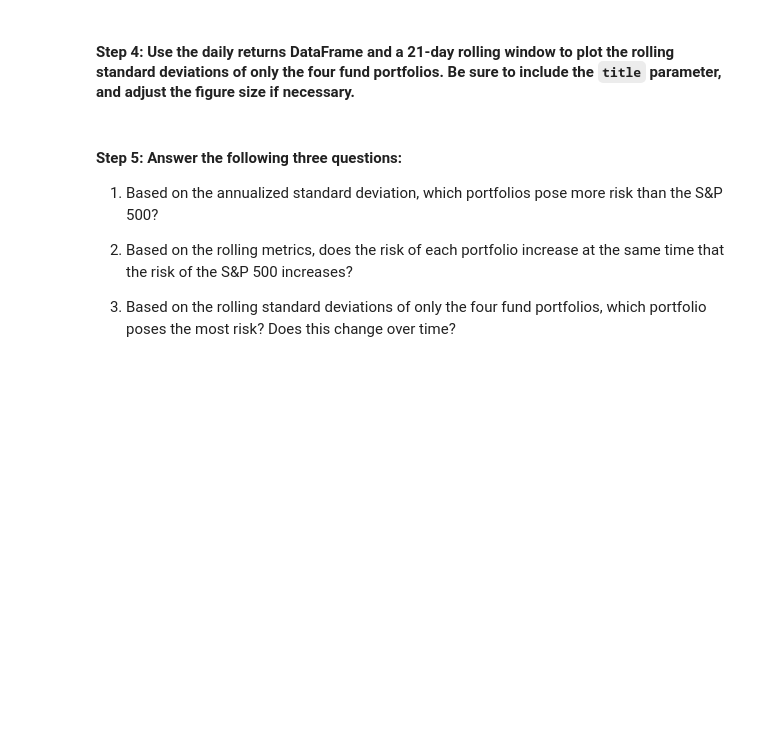
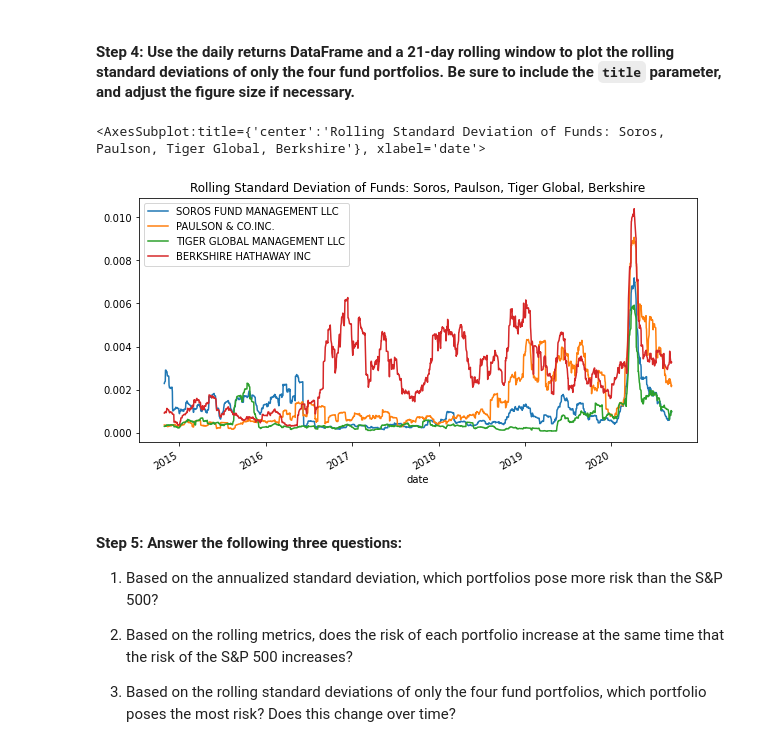
Before and after one commit to AquibaB/Analysis-investment-portfolio, a Jupyter notebook: risk_return_analysis.ipynb, the cells around one changed output. Saved outputs shown, nothing was run; the diff lists cells and outputs as text; code cells hidden in the pictures; blank space fills up the shorter version.

```diff
--- a/risk_return_analysis.ipynb
+++ b/risk_return_analysis.ipynb
@@ -255,7 +274,10 @@ Evaluate the risk profile of each portfolio by using the standard deviation and
 # %%
 # Using the daily return data and a 21-day rolling window, plot the rolling standard deviation of just the 4 portfolios.
 # Include a title parameter and adjust the figure size
-# YOUR CODE HERE
+daily_returns_funds.rolling(window=21).std().plot(figsize=(10,5), title='Rolling Standard Deviation of Funds: Soros, Paulson, Tiger Global, Berkshire')
+# %% [output]
+<AxesSubplot:title={'center':'Rolling Standard Deviation of Funds: Soros, Paulson, Tiger Global, Berkshire'}, xlabel='date'>
+[figure, added]
 # %% [markdown]
 #### Step 5: Answer the following three questions:
 
```
Also changed, not shown: parts of 6 cells of this notebook.
